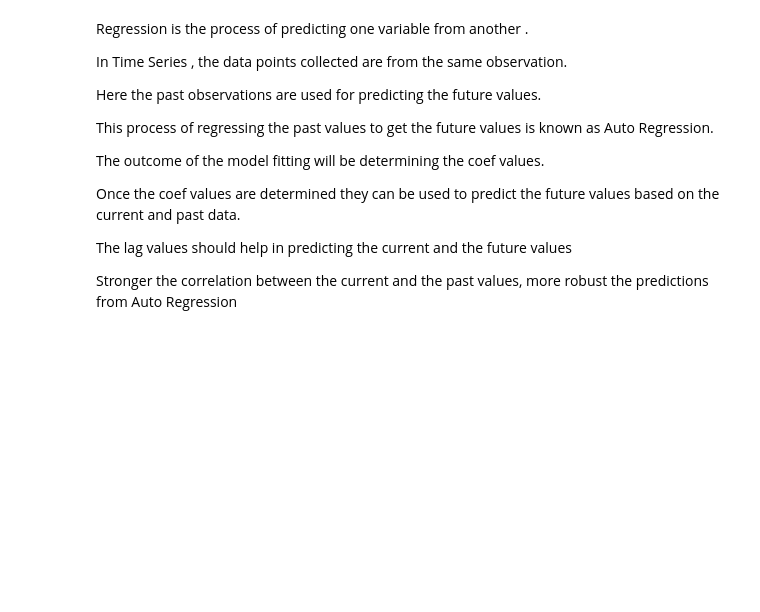
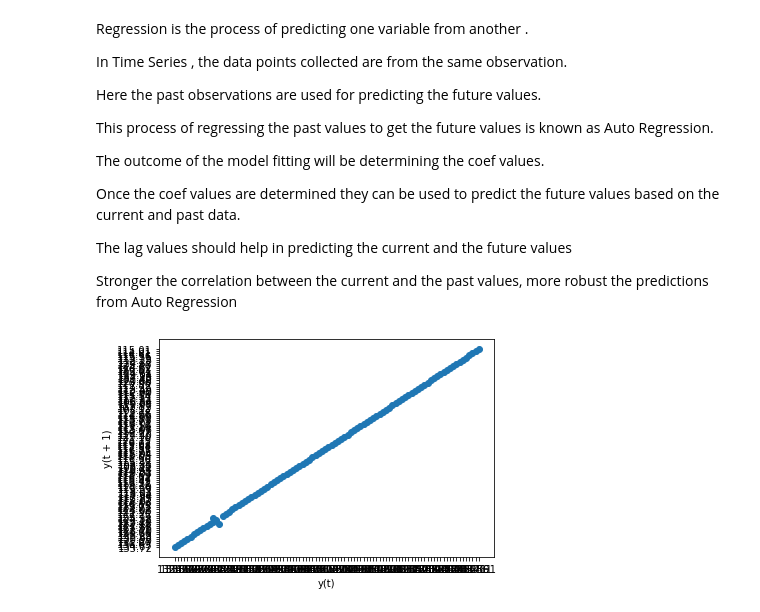
Before and after one commit to vvtrip/ml_manifestations, a Jupyter notebook: 14_time_series/time_series_advanced.ipynb, the cells around one changed output. Cells and saved outputs as stored; diff of their text form; code cells hidden in the pictures; blank space fills up the shorter version.

```diff
--- a/14_time_series/time_series_advanced.ipynb
+++ b/14_time_series/time_series_advanced.ipynb
@@ -128,3 +128,18 @@ Once the coef values are determined they can be used to predict the future value
 The lag values should help in predicting the current and the future values
 
 Stronger the correlation between the current and the past values, more robust the predictions from Auto Regression
+# %%
+from statsmodels.tsa.ar_model import AR
+from sklearn.metrics import mean_squared_error
+import matplotlib.pyplot as plt
+from pandas.plotting import lag_plot
+
+X = df['Close*'].values
+
+train, test = X[1:len(X)-10], X[len(X)-10:]
+
+lag_plot( df['Close*'])
+
+plt.show()
+# %% [output]
+[figure, added]
```
Also changed, not shown: parts of 16 cells of this notebook.
